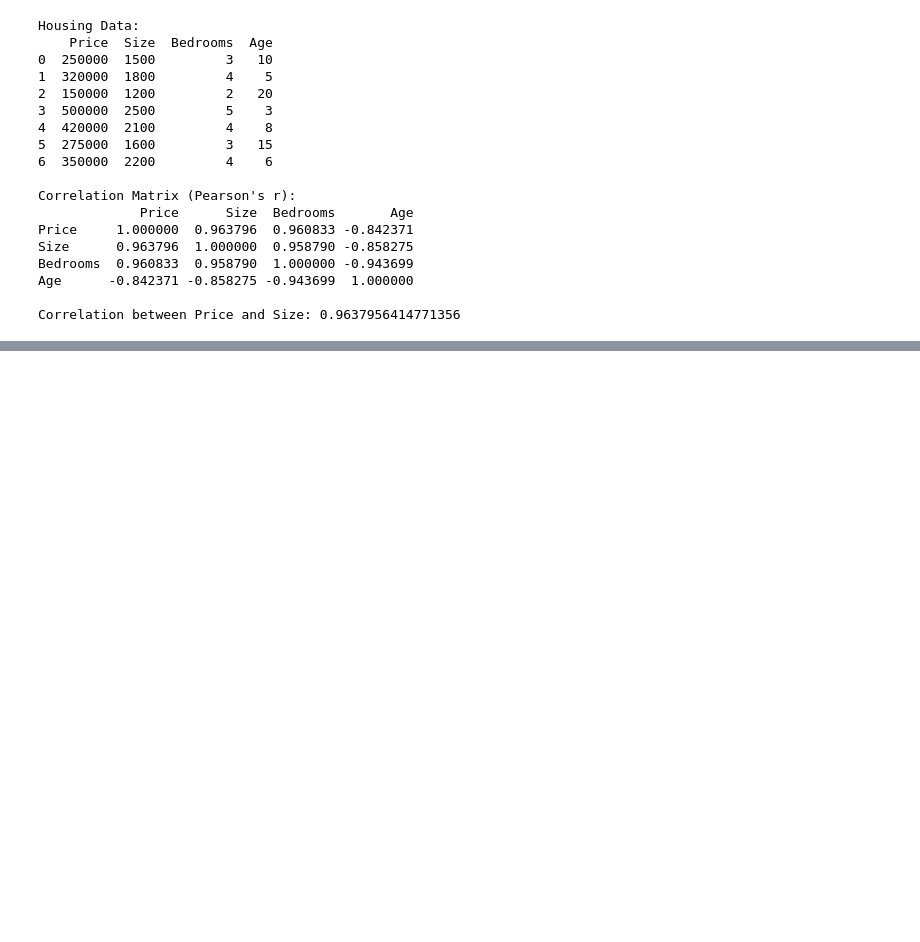
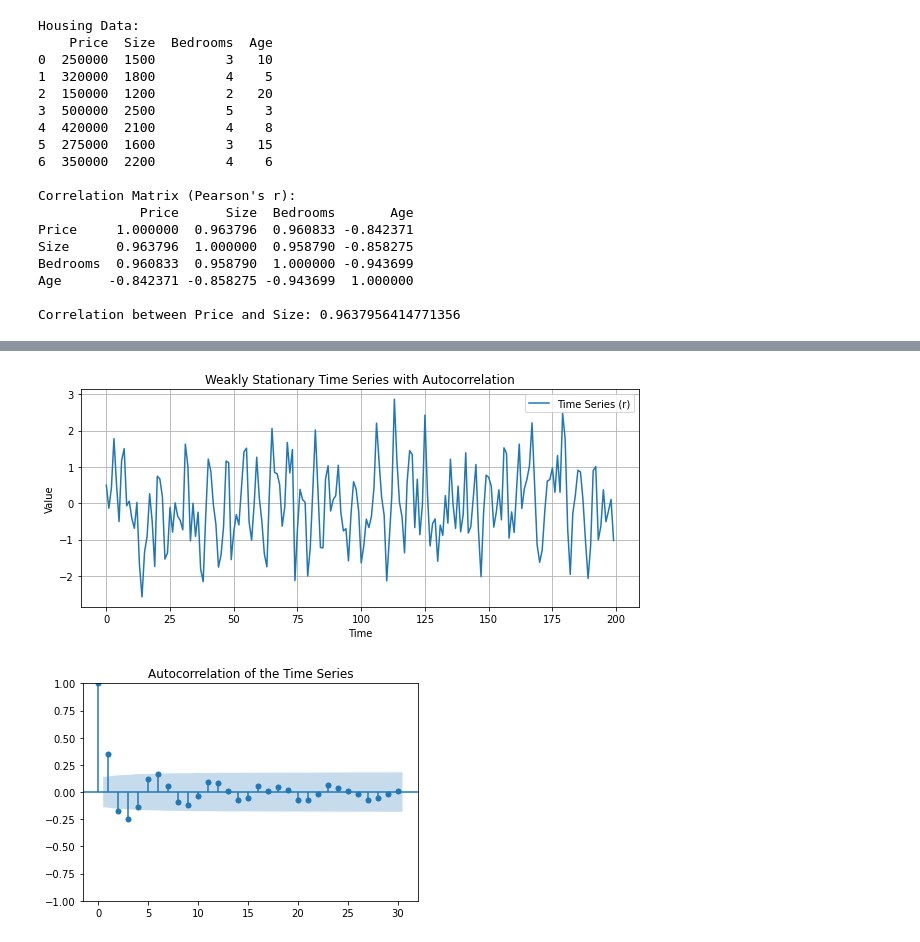
Before and after one commit to Tiger4Code/Mastering-Timeseries-Analysis-and-Forecasting, a Jupyter notebook: Episode_04_variance_family/episode_04_notebook.ipynb, the cells around one changed output, grey strips where cells are left out. Saved outputs shown, nothing was run; the diff lists cells and outputs as text; code cells hidden in the pictures; blank space fills up the shorter version.

```diff
--- a/Episode_04_variance_family/episode_04_notebook.ipynb
+++ b/Episode_04_variance_family/episode_04_notebook.ipynb
@@ -364,0 +417,30 @@ Correlation between Price and Size: 0.9637956414771356
+# %%
+import numpy as np
+import matplotlib.pyplot as plt
+from statsmodels.graphics.tsaplots import plot_acf
+
+# Generate a weakly stationary time series
+np.random.seed(42)
+n = 200  # Number of observations
+r = np.random.normal(0, 1, n)  # White noise (weakly stationary)
+
+# Add some autocorrelation by including past values
+for t in range(2, n):
+    r[t] += 0.5 * r[t - 1] - 0.3 * r[t - 2]
+
+# Plot the time series
+plt.figure(figsize=(10, 4))
+plt.plot(r, label="Time Series (r)")
+plt.title("Weakly Stationary Time Series with Autocorrelation")
+plt.xlabel("Time")
+plt.ylabel("Value")
+plt.legend()
+plt.grid()
+plt.show()
+
+# Plot the autocorrelation function
+plot_acf(r, lags=30, title="Autocorrelation of the Time Series")
+plt.show()
+# %% [output]
+[figure, added]
+[figure, added]
```
Also changed, not shown: parts of 24 cells of this notebook.
